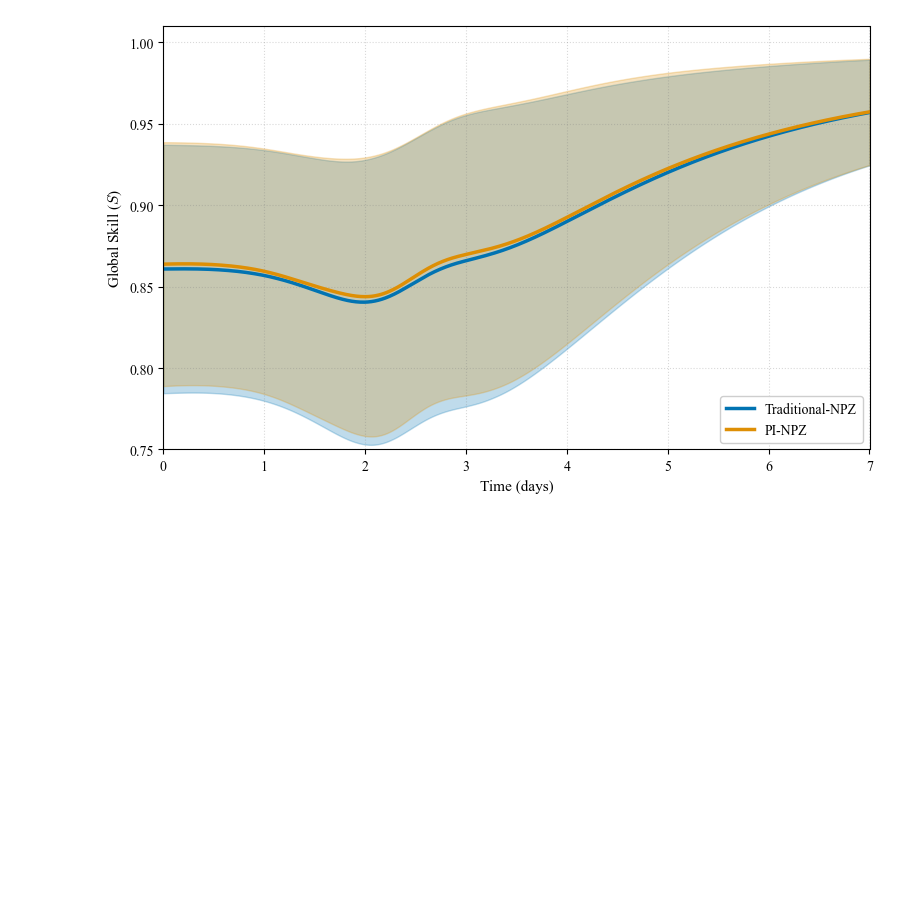
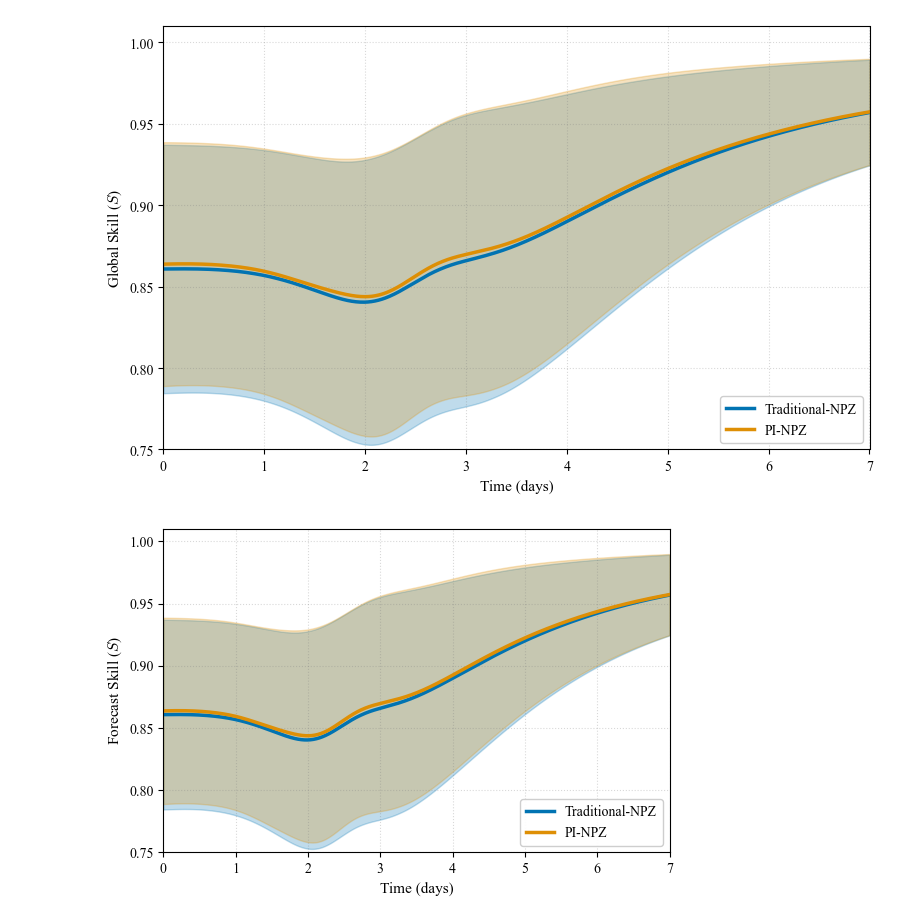
Before and after one commit to kevinegan31/pinn-4dvar-npz, a Jupyter notebook: analysis/figures/fig4_fig5_state_estimation.ipynb, the cells around one changed output. Drawn from its saved outputs; the diff is of its cells as text; code cells hidden in the pictures; blank space fills up the shorter version.

```diff
--- a/analysis/figures/fig4_fig5_state_estimation.ipynb
+++ b/analysis/figures/fig4_fig5_state_estimation.ipynb
@@ -268,3 +344,52 @@ plt.tight_layout()
 plt.show()
 # %% [output]
 [figure]
+# %%
+# Typography for JAMES publication
+plt.rcParams['font.family'] = 'serif'
+plt.rcParams['font.serif'] = ['Times New Roman', 'DejaVu Serif']
+plt.rcParams['mathtext.fontset'] = 'cm'
+plt.rcParams['font.size'] = 11
+plt.rcParams['xtick.bottom'] = True
+plt.rcParams['ytick.left'] = True
+plt.rcParams['xtick.top'] = False
+plt.rcParams['ytick.right'] = False
+# Axis and tick styling
+plt.rcParams['axes.edgecolor'] = 'black'
+plt.rcParams['axes.linewidth'] = 0.8
+plt.rcParams['axes.labelcolor'] = 'black'
+plt.rcParams['xtick.color'] = 'black'
+plt.rcParams['ytick.color'] = 'black'
+plt.rcParams['text.color'] = 'black'
+
+# Color scheme
+colors = {"PI-NPZ": "#DE8F05", "Traditional-NPZ": "#0173B2"}
+
+# === Single-panel figure ===
+fig, ax = plt.subplots(figsize=(6, 4))  # Slightly smaller for poster panel
+
+# Plot both methods
+for method in ["Traditional-NPZ", "PI-NPZ"]:
+    method_data = df_skills_timeseries[df_skills_timeseries["method"] == method]
+    times = method_data["time_days"].values
+    mean = method_data["skill_mean"].values
+    std = method_data["skill_std"].values
+    lower = np.clip(mean - std, 0.0, None)
+    upper = np.minimum(mean + std, 1.0)
+
+    ax.plot(times, mean, color=colors[method], linewidth=2.5, label=method)
+    ax.fill_between(times, lower, upper, color=colors[method], alpha=0.25)
+
+# Labels and formatting
+ax.set_xlabel("Time (days)", fontsize=11)
+ax.set_ylabel("Forecast Skill ($S$)", fontsize=11)
+ax.set_xlim(0, 7)
+ax.set_ylim(0.75, 1.01)
+ax.grid(True, linestyle=':', alpha=0.3, color='gray')
+ax.legend(loc='lower right', fontsize=10, framealpha=0.95)
+
+plt.tight_layout()
+plt.savefig("../../figures/analysis_forecast_skill.pdf", bbox_inches='tight', pad_inches=0.02)
+plt.show()
+# %% [output]
+[figure, added]
```
Also changed, not shown: parts of 3 cells of this notebook, 5 other files.
